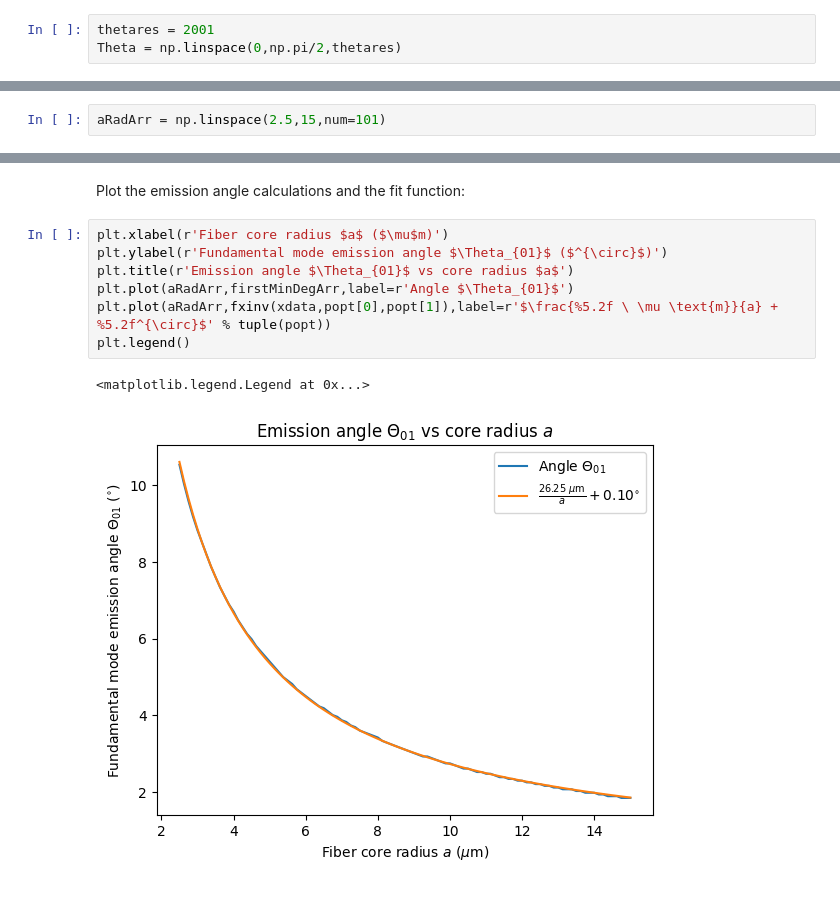
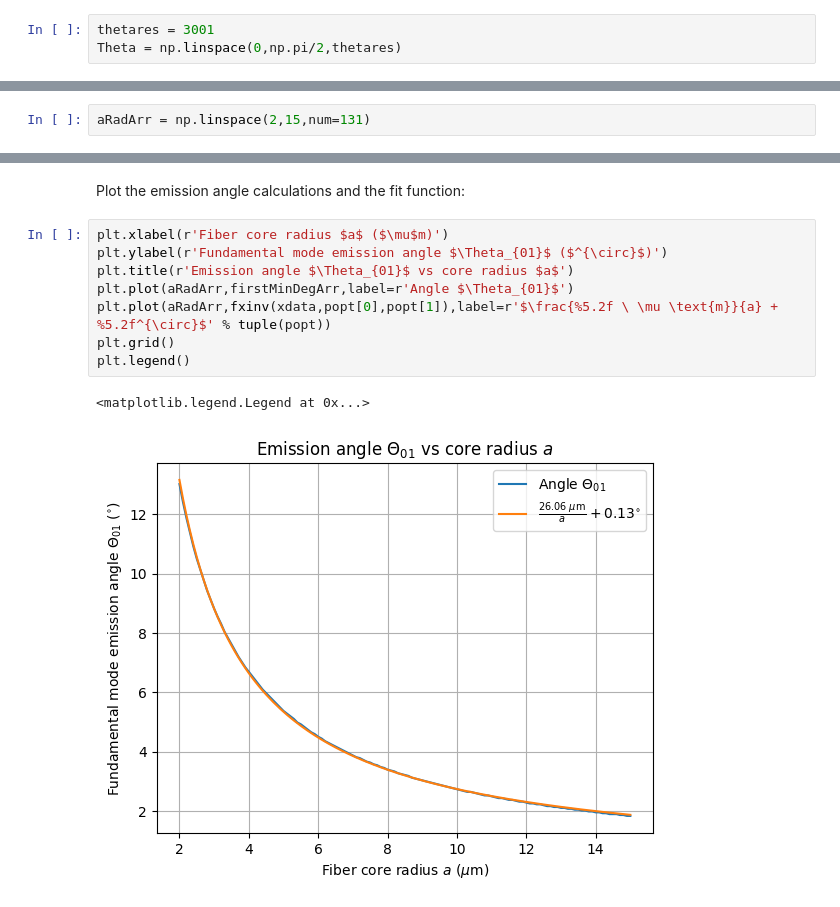
Before and after one commit to scottprahl/ofiber, a Jupyter notebook: docs/9-Far-field-irradiance-and-NA-fiber.ipynb, the cells around one changed output, grey strips where cells are left out. Saved outputs shown, nothing was run; the diff lists cells and outputs as text.

```diff
--- a/docs/9-Far-field-irradiance-and-NA-fiber.ipynb
+++ b/docs/9-Far-field-irradiance-and-NA-fiber.ipynb
@@ -17,7 +17,7 @@ spec.loader.exec_module(cylFF)
 # %% [markdown]
 Array for the polar angle $\Theta$:
 # %%
-thetares = 2001
+thetares = 3001
 Theta = np.linspace(0,np.pi/2,thetares)
 # %% [markdown]
 ## Chen Figure 10.3
@@ -71,7 +71,7 @@ Calculate $V$ and $b$, for the fundamental mode $\text{LP}_{01}$, for a range of
 # %% [markdown]
 Create an array of core radii $a$ in microns ($\mu \text{m}$).
 # %%
-aRadArr = np.linspace(2.5,15,num=101)
+aRadArr = np.linspace(2,15,num=131)
 # %% [markdown]
 Calculate the relative refractive index $\Delta$, numerical aperture NA, and generalized frequency $V$ from the core $n_{\mathrm{co}}$ and cladding $n_{\mathrm{cl}}$ refractive indices.
 # %%
@@ -149,10 +149,11 @@ Plot the emission angle calculations and the fit function:
 # %%
 plt.xlabel(r'Fiber core radius $a$ ($\mu$m)')
 plt.ylabel(r'Fundamental mode emission angle $\Theta_{01}$ ($^{\circ}$)')
 plt.title(r'Emission angle $\Theta_{01}$ vs core radius $a$')
 plt.plot(aRadArr,firstMinDegArr,label=r'Angle $\Theta_{01}$')
 plt.plot(aRadArr,fxinv(xdata,popt[0],popt[1]),label=r'$\frac{%5.2f \ \mu \text{m}}{a} + %5.2f^{\circ}$' % tuple(popt))
+plt.grid()
 plt.legend()
 # %% [output]
 <matplotlib.legend.Legend at 0x...>
-[figure, old version]
+[figure, new version]
```
Also changed, not shown: parts of 3 cells of this notebook.
